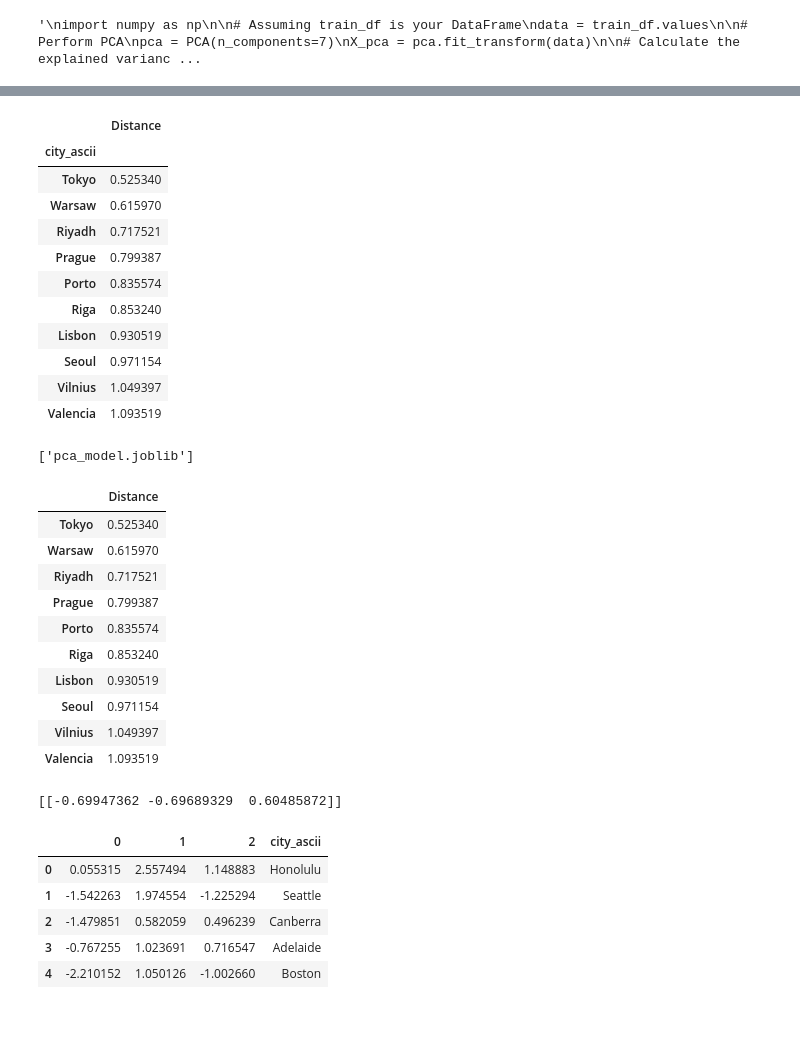
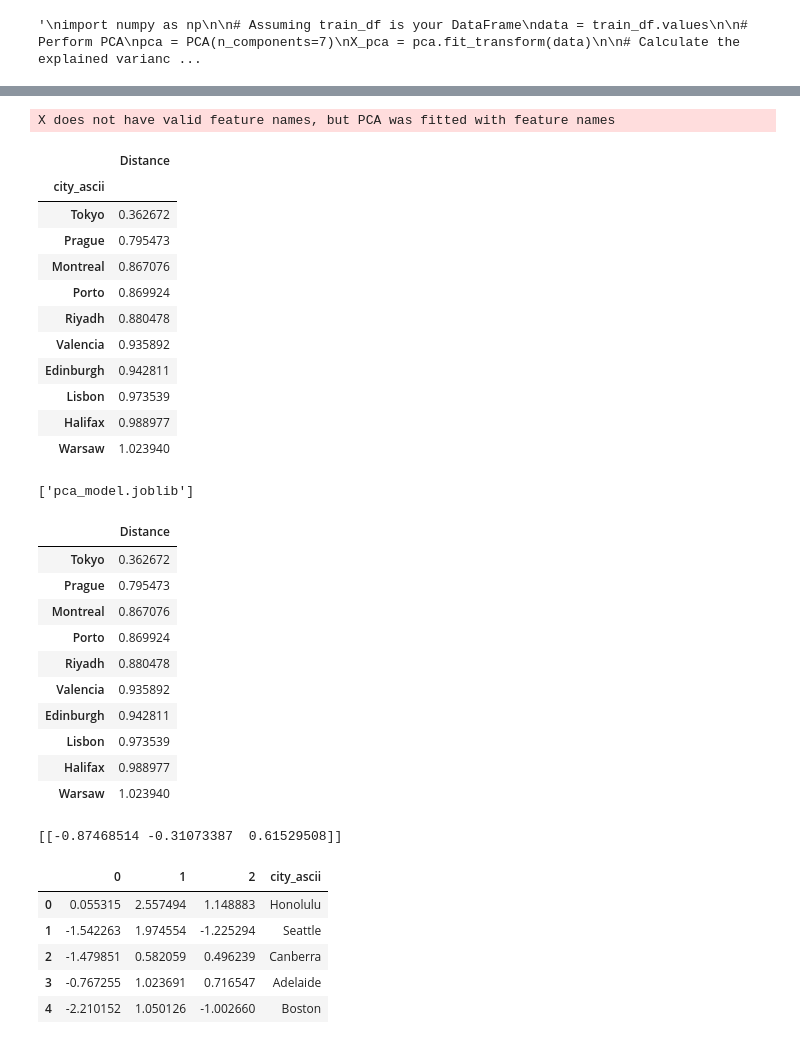
Before and after one commit to kayoooon1/city-recsys, a Jupyter notebook: Modelling/model-third-draft-euclidean-PCA.ipynb, the cells around one changed output, grey strips where cells are left out. Cells and saved outputs as stored; diff of their text form; code cells hidden in the pictures.

```diff
--- a/Modelling/model-third-draft-euclidean-PCA.ipynb
+++ b/Modelling/model-third-draft-euclidean-PCA.ipynb
@@ -38,8 +38,8 @@ Index(['city_ascii', 'cost_live_rent_index', 'purchase_pow_index', 'country',
 #final_df.head()
 # %%
 # Define variables for best mean temperature and best std deviation value
-best_mean_tmp = 20
-best_std_dev_tmp = 10
+best_mean_tmp = 15
+best_std_dev_tmp = 5
 # %%
 """
 # Testing for temperature
@@ -73,6 +73,12 @@ final_df['scaled_mean_tmp'] = ( (final_df['mean_tmp'] - final_df['mean_tmp'].min
                                            (final_df['mean_tmp'].max() - final_df['mean_tmp'].min()) )
 final_df['scaled_tmp_std_dev'] = ( (final_df['std_dev_temp'] - final_df['std_dev_temp'].min()) /
                                            (final_df['std_dev_temp'].max() - final_df['std_dev_temp'].min()) )
+
+scaled_mean_tmp_mean_for_new_pt = final_df['scaled_mean_tmp'].mean()
+scaled_mean_tmp_stdev_for_new_pt = final_df['scaled_mean_tmp'].std()
+
+scaled_stdev_tmp_mean_for_new_pt = final_df['scaled_tmp_std_dev'].mean()
+scaled_stdev_tmp_stdev_for_new_pt = final_df['scaled_tmp_std_dev'].std()
 
 final_df = final_df.drop(['cost_live_rent_index', 'purchase_pow_index', 'safety_index', 'pollution_index',
                           'trffic_min_index'],
@@ -139,13 +145,14 @@ mean_tmp_range = final_df['mean_tmp'].max() - final_df['mean_tmp'].min()
 std_dev_temp_range = final_df['std_dev_temp'].max() - final_df['std_dev_temp'].min()
 
 scaled_best_mean_tmp = (best_mean_tmp - final_df['mean_tmp'].min()) / mean_tmp_range
-sclaed_best_std_dev_tmp = (best_std_dev_tmp - final_df['std_dev_temp'].min()) / std_dev_temp_range
+scaled_best_std_dev_tmp = (best_std_dev_tmp - final_df['std_dev_temp'].min()) / std_dev_temp_range
 
 # Normalize the new point
-scaled_best_mean_tmp = ( (scaled_best_mean_tmp - final_df['scaled_mean_tmp'].mean()) /
-                                           final_df['scaled_mean_tmp'].std() )
-sclaed_best_std_dev_tmp = ( (sclaed_best_std_dev_tmp - final_df['scaled_tmp_std_dev'].mean()) /
-                                           final_df['scaled_tmp_std_dev'].std() )
+scaled_best_mean_tmp = ( (scaled_best_mean_tmp - scaled_mean_tmp_mean_for_new_pt) /
+                                           scaled_mean_tmp_stdev_for_new_pt )
+scaled_best_std_dev_tmp = ( (scaled_best_std_dev_tmp - scaled_stdev_tmp_mean_for_new_pt) /
+                                           scaled_stdev_tmp_stdev_for_new_pt )
+print(scaled_best_mean_tmp, scaled_best_std_dev_tmp)
 # %% [output]
 Range of Mean temperature: 28.600000000000005 9.133333333333336
 Range of Std Dev of Temperature: 10.296733815765428 0.3996210326008498
@@ -152,6 +160,6 @@ Range of Std Dev of Temperature: 10.296733815765428 0.3996210326008498
 # %%
 # For a new point
-new_point = np.array([[4/5,3/5,4/5,3/5,2/5,scaled_best_mean_tmp,sclaed_best_std_dev_tmp]])
+new_point = np.array([[0.35,0.5,0.65,0.6,0.75,scaled_best_mean_tmp,scaled_best_std_dev_tmp]])
 # %%
 # prep data
 train_df = final_df.drop(['mean_tmp','std_dev_temp','lat','lng','country'],axis=1)
@@ -336,18 +472,19 @@ df_distances = df_distances.sort_values(by='Distance')
 # Print the sorted dataframe
 df_distances.head(10)
 # %% [output]
+X does not have valid feature names, but PCA was fitted with feature names
 |  | Distance |
 | city_ascii |  |
-| Tokyo | 0.525340 |
-| Warsaw | 0.615970 |
-| Riyadh | 0.717521 |
-| Prague | 0.799387 |
-| Porto | 0.835574 |
-| Riga | 0.853240 |
-| Lisbon | 0.930519 |
-| Seoul | 0.971154 |
-| Vilnius | 1.049397 |
-| Valencia | 1.093519 |
+| Tokyo | 0.362672 |
+| Prague | 0.795473 |
+| Montreal | 0.867076 |
+| Porto | 0.869924 |
+| Riyadh | 0.880478 |
+| Valencia | 0.935892 |
+| Edinburgh | 0.942811 |
+| Lisbon | 0.973539 |
+| Halifax | 0.988977 |
+| Warsaw | 1.023940 |
 # %%
 # Storing PCA wieghts for use in new sample points
 train_df_pca = pd.DataFrame(train_df_pca)
@@ -370,48 +507,57 @@ train_df_pca = pd.read_csv('train_df_pca.csv')
 city_ascii = train_df_pca['city_ascii'].to_list()
 
 train_numpy_pca = train_df_pca.drop(['city_ascii'], axis=1).values
 
 # Load the trained PCA model
 pca_loaded = load('pca_model.joblib')
 
 # Convert new_point to a 1-D array
 new_point_loc = new_point.flatten()
 
+feature_names = ['scaled_cost_live_rent_index', 'scaled_purchase_pow_index',
+                 'scaled_safety_index', 'scaled_pollution_index','scaled_trffic_min_index',
+                 'scaled_mean_tmp', 'scaled_tmp_std_dev']
+# Convert new point to dataframe with same column names as the dataframe on
+# which PCA was trained, these are obtained from the Jupyter notebook under
+# modelling section.
+new_point_df = pd.DataFrame(new_point_loc.reshape(1, -1), columns=feature_names)
+
+#print(new_point_df)
 # Transform the new_point using the same PCA object
-new_point_pca = pca_loaded.transform(new_point_loc.reshape(1, -1))
+new_point_pca = pca_loaded.transform(new_point_df)
 
 # Initialize an empty list to store the distances
 distances = []
 
 # Calculate Euclidean distance for each point in the dataframe
 for point in train_numpy_pca:
     distance = np.sqrt(np.sum((point - new_point_pca) ** 2))
     distances.append(distance)
 
 # Create a new dataframe with distances
 df_distances = pd.DataFrame(distances, columns=['Distance'], index=city_ascii)
 
 # Sort the dataframe by distance
 df_distances = df_distances.sort_values(by='Distance')
 
 # Print the sorted dataframe
 df_distances.head(10)
 # %% [output]
 |  | Distance |
-| Tokyo | 0.525340 |
-| Warsaw | 0.615970 |
-| Riyadh | 0.717521 |
-| Prague | 0.799387 |
-| Porto | 0.835574 |
-| Riga | 0.853240 |
-| Lisbon | 0.930519 |
-| Seoul | 0.971154 |
-| Vilnius | 1.049397 |
-| Valencia | 1.093519 |
+| Tokyo | 0.362672 |
+| Prague | 0.795473 |
+| Montreal | 0.867076 |
+| Porto | 0.869924 |
+| Riyadh | 0.880478 |
+| Valencia | 0.935892 |
+| Edinburgh | 0.942811 |
+| Lisbon | 0.973539 |
+| Halifax | 0.988977 |
+| Warsaw | 1.023940 |
 # %%
 print(new_point_pca)
 # %% [output]
-[[-0.69947362 -0.69689329  0.60485872]]
+[[-0.87468514 -0.31073387  0.61529508]]
 # %%
 train_df_pca.head()
 # %% [output]
```
Also changed, not shown: parts of 10 cells of this notebook, 16 other files.
